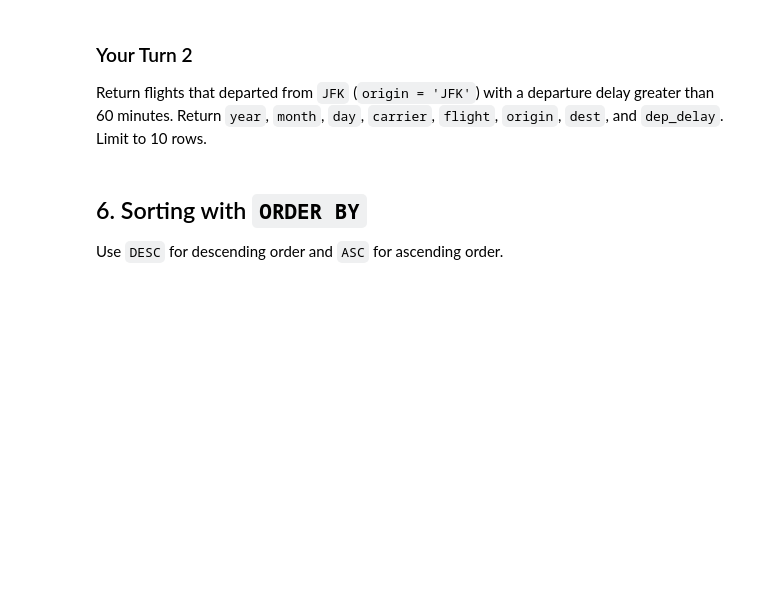
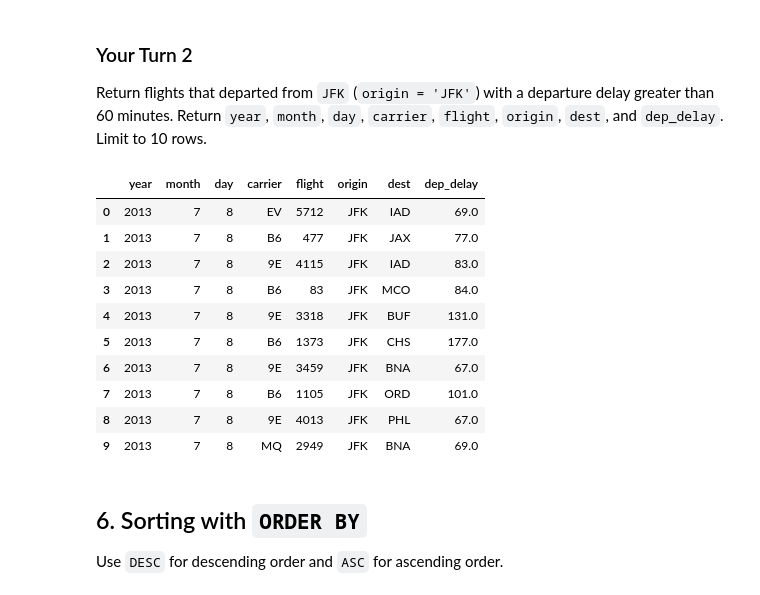
Before and after one commit to utsahenry/ban-6003-week-09-10-sql-abt, a Jupyter notebook: notebooks/module9_neon_sql_fundamentals_guided_lab.ipynb, the cells around one changed output. Saved outputs shown, nothing was run; the diff lists cells and outputs as text; code cells hidden in the pictures; blank space fills up the shorter version.

```diff
--- a/notebooks/module9_neon_sql_fundamentals_guided_lab.ipynb
+++ b/notebooks/module9_neon_sql_fundamentals_guided_lab.ipynb
@@ -188,10 +268,25 @@ Return flights that departed from `JFK` (`origin = 'JFK'`) with a departure dela
 # %%
 # Your Turn 2
 query = """
-
+select year, month, day, carrier, flight, origin, dest, dep_delay
+from flights
+where origin = 'JFK' and dep_delay > 60
+limit 10
 """
 
 run_query(query, engine)
+# %% [output]
+|  | year | month | day | carrier | flight | origin | dest | dep_delay |
+| 0 | 2013 | 7 | 8 | EV | 5712 | JFK | IAD | 69.0 |
+| 1 | 2013 | 7 | 8 | B6 | 477 | JFK | JAX | 77.0 |
+| 2 | 2013 | 7 | 8 | 9E | 4115 | JFK | IAD | 83.0 |
+| 3 | 2013 | 7 | 8 | B6 | 83 | JFK | MCO | 84.0 |
+| 4 | 2013 | 7 | 8 | 9E | 3318 | JFK | BUF | 131.0 |
+| 5 | 2013 | 7 | 8 | B6 | 1373 | JFK | CHS | 177.0 |
+| 6 | 2013 | 7 | 8 | 9E | 3459 | JFK | BNA | 67.0 |
+| 7 | 2013 | 7 | 8 | B6 | 1105 | JFK | ORD | 101.0 |
+| 8 | 2013 | 7 | 8 | 9E | 4013 | JFK | PHL | 67.0 |
+| 9 | 2013 | 7 | 8 | MQ | 2949 | JFK | BNA | 69.0 |
 # %% [markdown]
 ## 6. Sorting with `ORDER BY`
 
```
Also changed, not shown: parts of 37 cells of this notebook.
